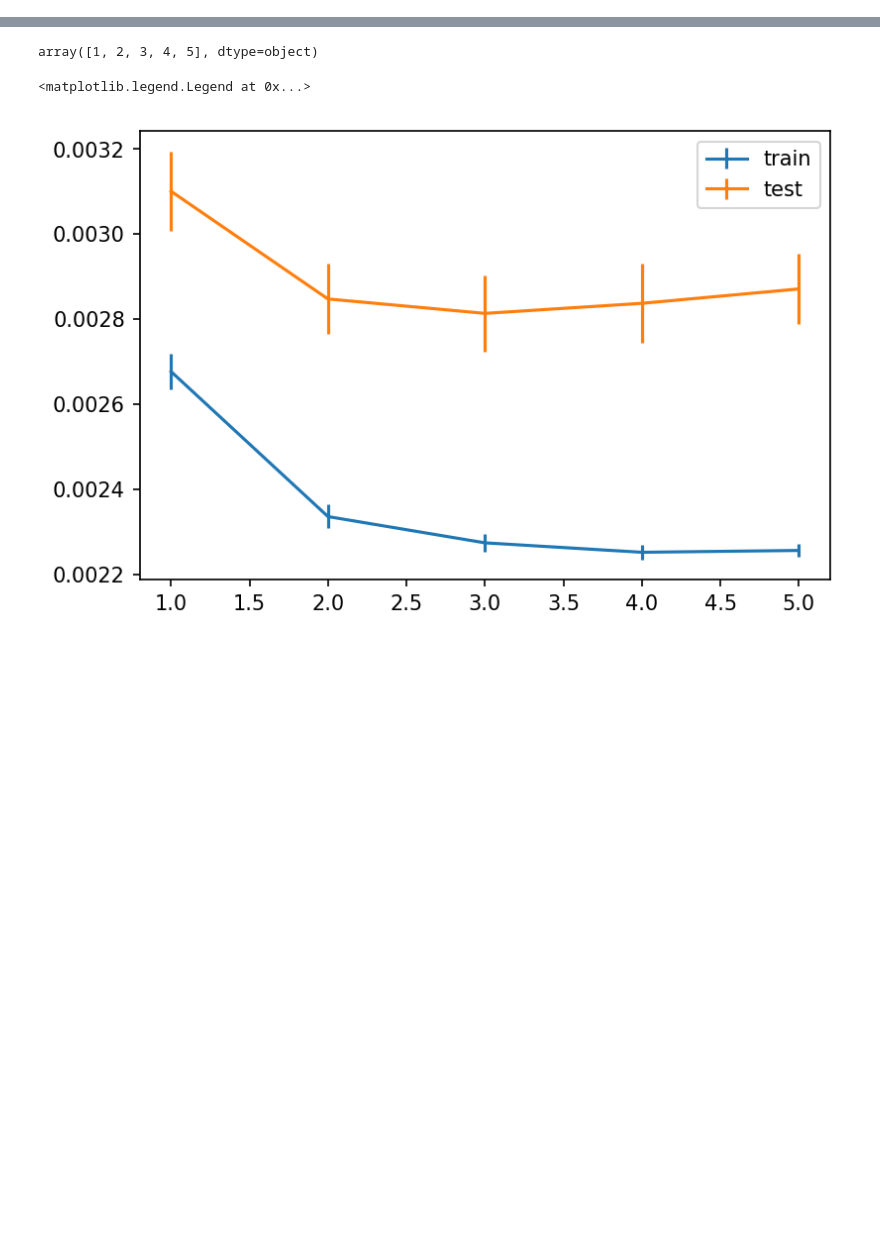
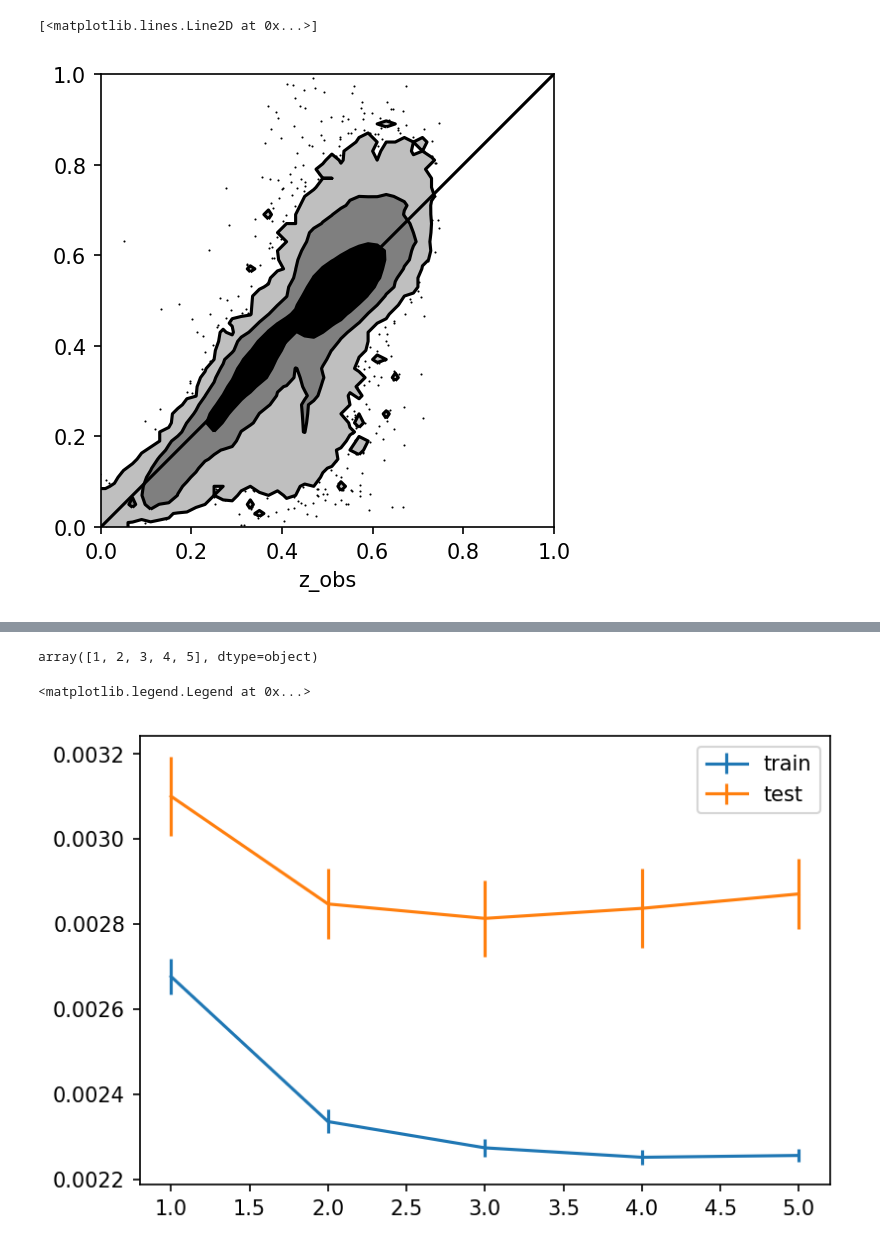
Before and after one commit to PierreGratier/AIISL, a Jupyter notebook: AIISL.ipynb, the cells around one changed output, grey strips where cells are left out. Saved outputs shown, nothing was run; the diff lists cells and outputs as text; code cells hidden in the pictures; blank space fills up the shorter version.

```diff
--- a/AIISL.ipynb
+++ b/AIISL.ipynb
@@ -86,3 +134,13 @@ X_train.shape
+# %%
+fig, ax = pl.subplots()
+hist2d(y_pred,y_test,bins=50,ax=ax,range=[[0,1],[0,1]],levels=[0.68,0.95,0.997],plot_density=False,fill_contours=True,data_kwargs={'alpha':1,'marker':'.'})
+ax.set_aspect('equal')
+ax.set_xlabel("z_pred")
+ax.set_xlabel("z_obs")
+pl.plot([0,1],[0,1],'k-')
+# %% [output]
+[<matplotlib.lines.Line2D at 0x...>]
+[figure, added]
 # %%
 from sklearn.ensemble import RandomForestRegressor
 rf = RandomForestRegressor(n_estimators=10,max_features='auto',max_depth=10,n_jobs=8, verbose=False, oob_score=False)
```
Also changed, not shown: parts of 19 cells of this notebook.
